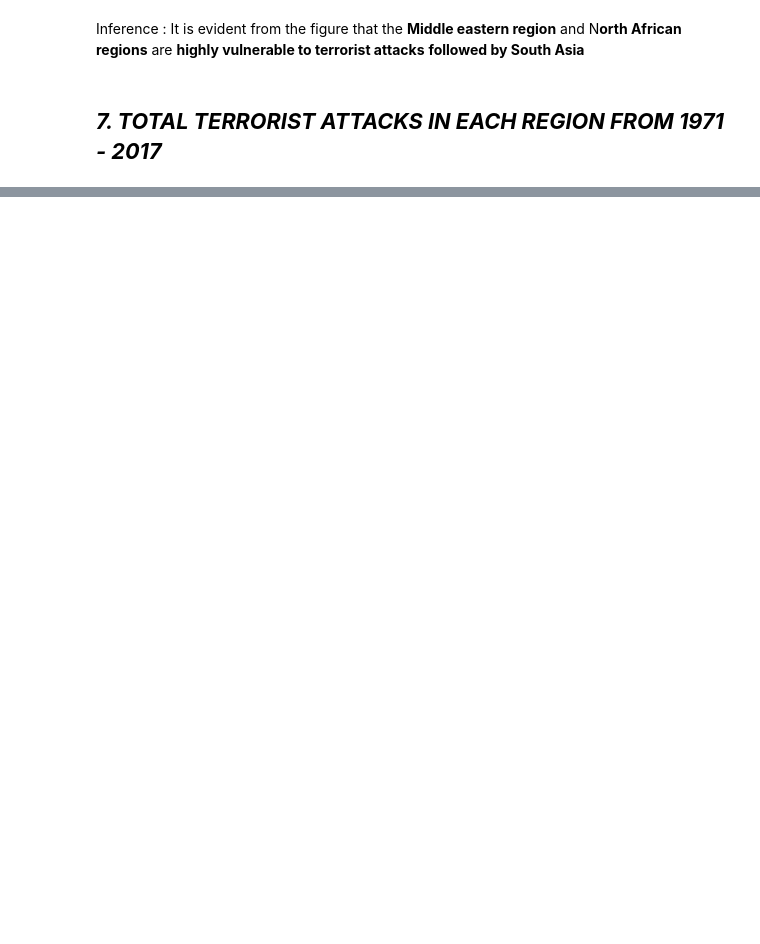
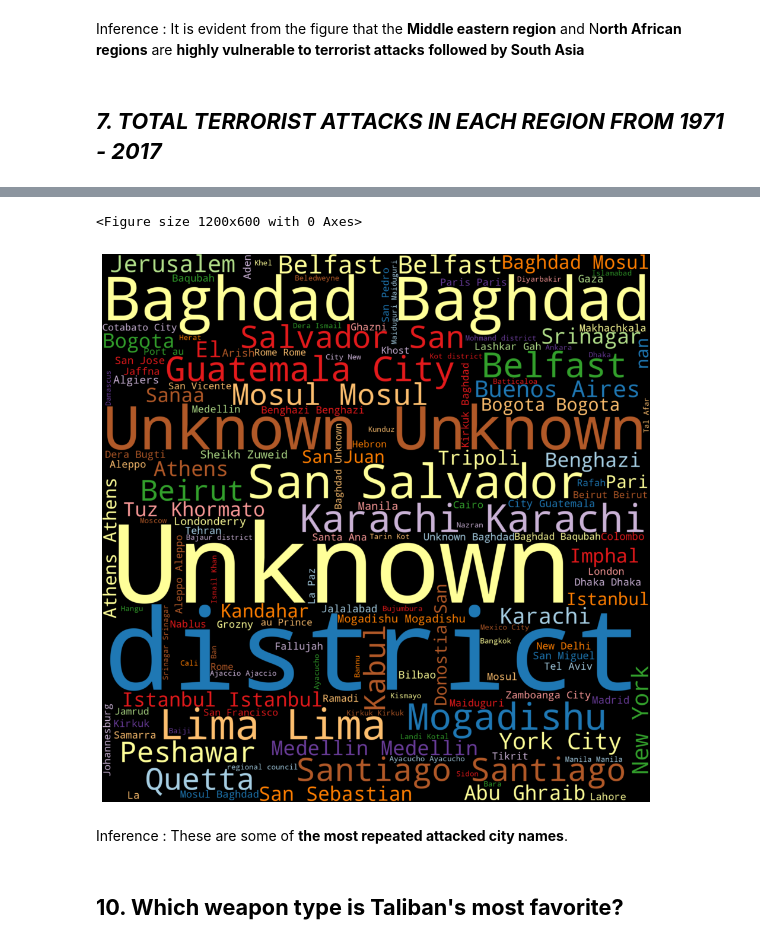
Before and after one commit to Mohit03singh/Global-Terrorism-Database-Analysis-EDA, a Jupyter notebook: GLOBAL_TERRIORST_PROJECT.ipynb, the cells around one changed output, grey strips where cells are left out. Drawn from its saved outputs; the diff is of its cells as text; code cells hidden in the pictures; blank space fills up the shorter version.

```diff
--- a/GLOBAL_TERRIORST_PROJECT.ipynb
+++ b/GLOBAL_TERRIORST_PROJECT.ipynb
@@ -434,0 +470,2 @@ act = TOT["Total"].sort_values(ascending = False)
+# %%
+Global_Terrorism_data = df.copy()
@@ -434,0 +531,15 @@ act = TOT["Total"].sort_values(ascending = False)
+# %%
+Frequently_used_words = stop_word_removal(Global_Terrorism_data)
+Frequently_used_words = " ".join([str(each) for each in Global_Terrorism_data.city])
+# %%
+wordcloud = WordCloud(width = 2000, height = 2000, colormap = "Paired_r",max_words = 150, background_color = "black").generate(Frequently_used_words)
+plt.figure(figsize=(12,6))
+plt.figure(figsize=(16,12))
+plt.imshow(wordcloud, interpolation='bilinear')
+plt.axis("off")
+plt.show()
+# %% [output]
+<Figure size 1200x600 with 0 Axes>
+[figure, added]
+# %% [markdown]
+Inference :  These are some of **the most repeated attacked city names**.
@@ -434,0 +550,2 @@ act = TOT["Total"].sort_values(ascending = False)
+# %% [markdown]
+## **10. Which weapon type is Taliban's most favorite?**
```
Also changed, not shown: parts of 36 cells of this notebook.
